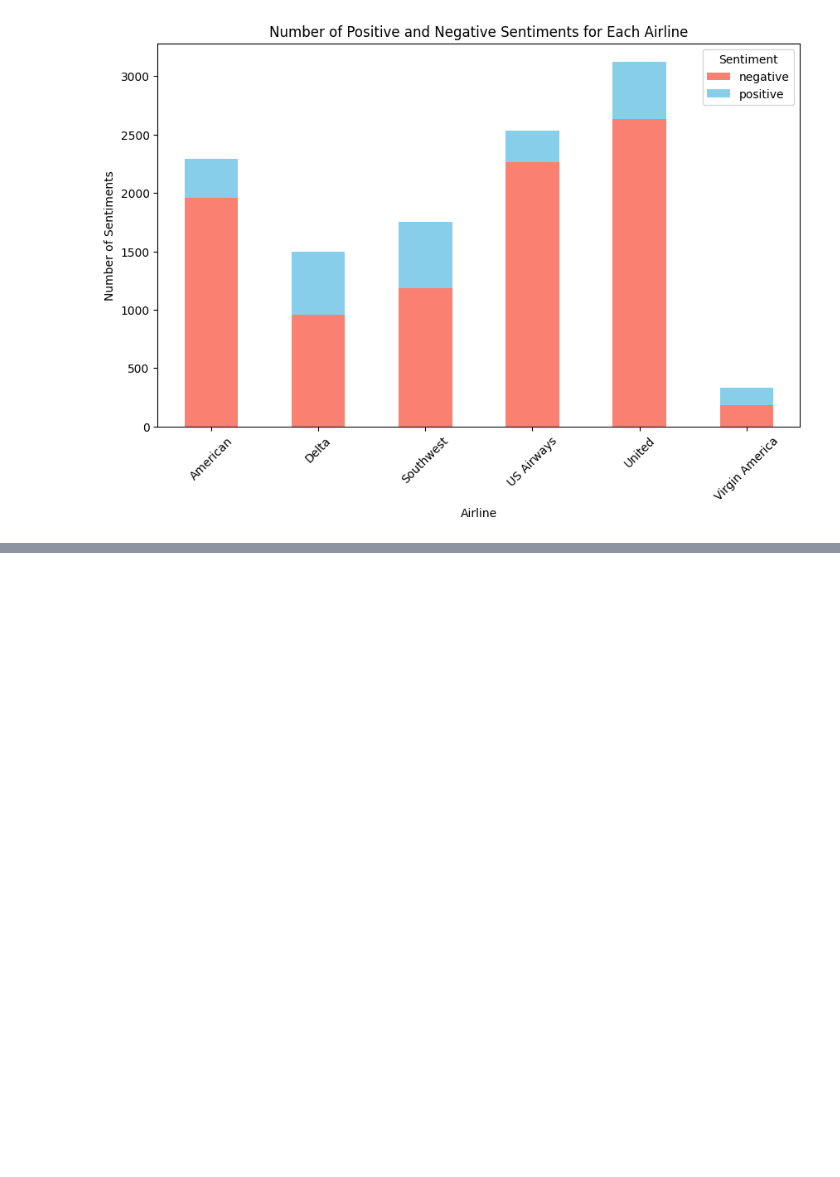
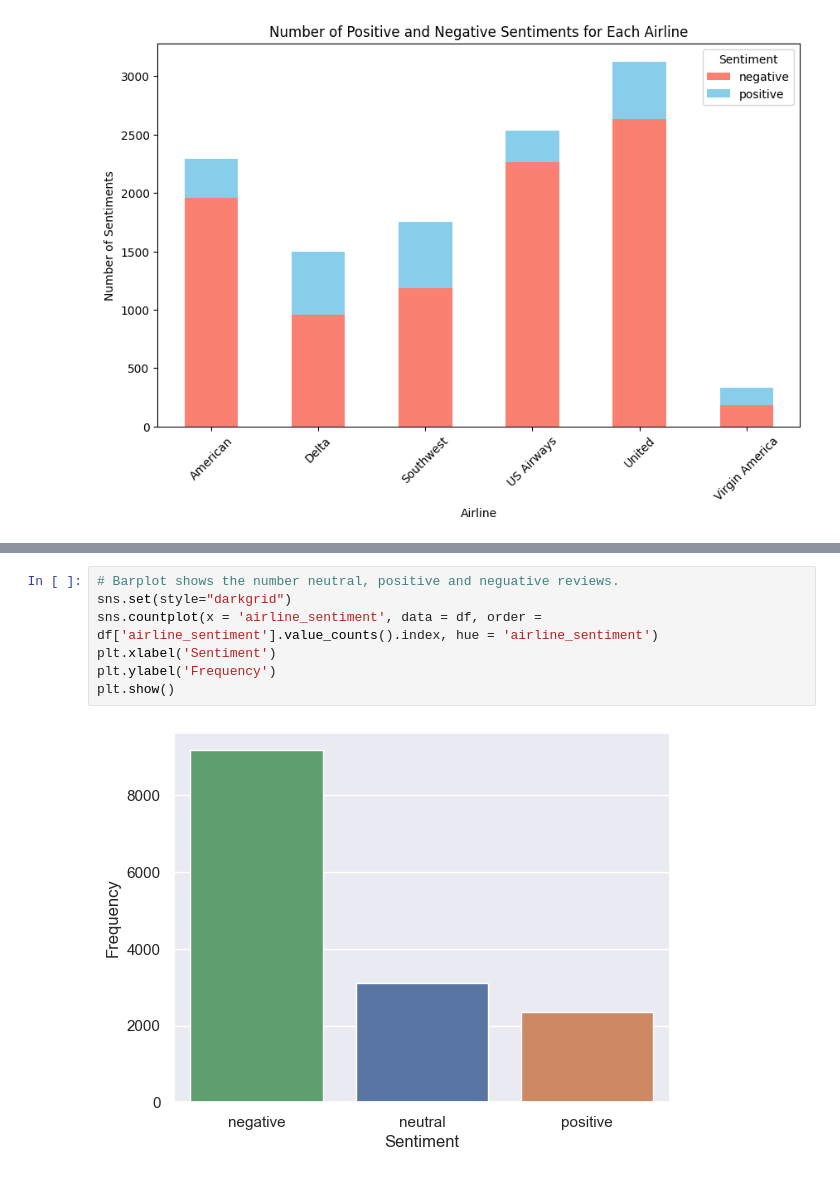
Before and after one commit to lucaswin89/Sentiment-Analysis-using-Machine-Learning-Models, a Jupyter notebook: EDA.ipynb, the cells around one changed output, grey strips where cells are left out. Cells and saved outputs as stored; diff of their text form; blank space fills up the shorter version.

Commit message:
added eda, data evaluation and cleaning

```diff
--- a/EDA.ipynb
+++ b/EDA.ipynb
@@ -123,0 +236,9 @@ plt.show()
+# %%
+# Barplot shows the number neutral, positive and neguative reviews.
+sns.set(style="darkgrid")
+sns.countplot(x = 'airline_sentiment', data = df, order = df['airline_sentiment'].value_counts().index, hue = 'airline_sentiment')
+plt.xlabel('Sentiment')
+plt.ylabel('Frequency')
+plt.show()
+# %% [output]
+[figure, added]
```
Also changed, not shown: parts of 19 cells of this notebook, 3 other files.
